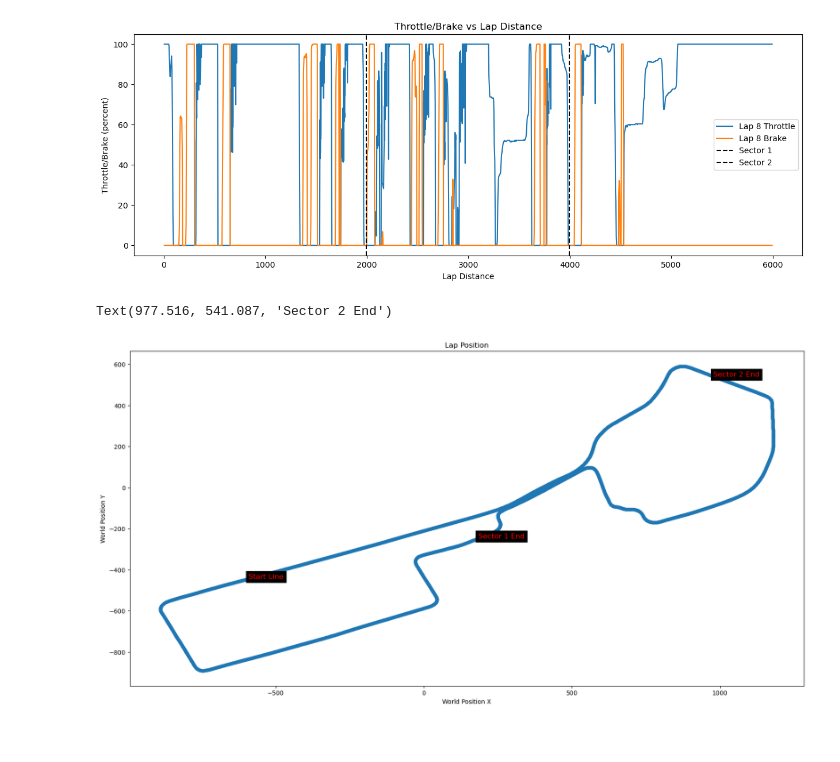
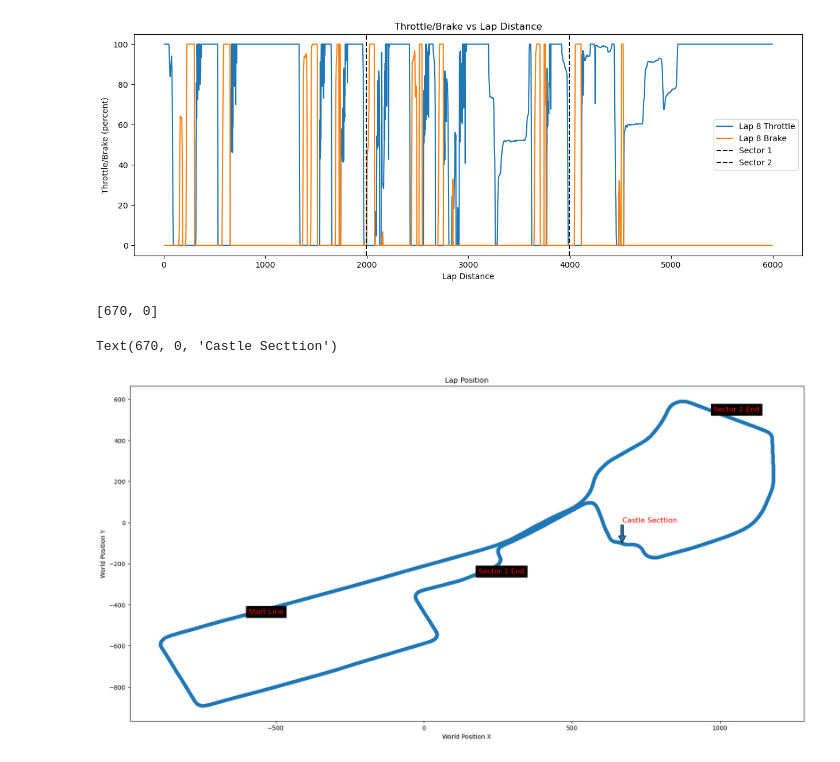
Before and after one commit to Mrugank-Upadhyay/Formula-1-Sim-Telemetry, a Jupyter notebook: practice-fp3-data-analysis.ipynb, the cells around one changed output. Cells and saved outputs as stored; diff of their text form; code cells hidden in the pictures.

Commit message:
Modified plot annotation to include castle section coords

```diff
--- a/practice-fp3-data-analysis.ipynb
+++ b/practice-fp3-data-analysis.ipynb
@@ -369,19 +369,25 @@ plt.show()
 # %%
 # 1 Lap Map
 
 from matplotlib.pylab import xlabel, ylabel
 
 world_pos_df = valid_df_fp3.loc[valid_df_fp3["lapNum"] == 1][["world_position_X", "world_position_Y", "world_position_Z"]]
 
 start_line_coords = world_pos_df.head(1)[["world_position_X", "world_position_Y"]].to_numpy()[0] # This is also where sector 3 ends and sector 1 starts
 sector_1_end_coords = valid_df_fp3.loc[valid_df_fp3["binIndex"] == max_bin_index//3][["world_position_X", "world_position_Y"]].to_numpy()[0]
 sector_2_end_coords = valid_df_fp3.loc[valid_df_fp3["binIndex"] == max_bin_index//3 * 2][["world_position_X", "world_position_Y"]].to_numpy()[0]
+castle_section_coords = [670, 0]
+castle_section_annot_coords = [670, -100]
+
+print(castle_section_coords)
 
 plot = world_pos_df[["world_position_X", "world_position_Y"]].plot.scatter(x="world_position_X", y="world_position_Y",
                                                                     title="Lap Position", xlabel="World Position X", ylabel="World Position Y", figsize=(20,10))
 plot.annotate("Start Line", xy=start_line_coords, fontsize="large", color="red", backgroundcolor="black")
 plot.annotate("Sector 1 End", xy=sector_1_end_coords, fontsize="large", color="red", backgroundcolor="black")
 plot.annotate("Sector 2 End", xy=sector_2_end_coords, fontsize="large", color="red", backgroundcolor="black")
+plot.annotate("Castle Secttion", xy=castle_section_annot_coords, xytext=castle_section_coords, fontsize="large", color="red", arrowprops={})
 # %% [output]
-Text(977.516, 541.087, 'Sector 2 End')
+[670, 0]
+Text(670, 0, 'Castle Secttion')
-[figure, old version]
+[figure, new version]
```
